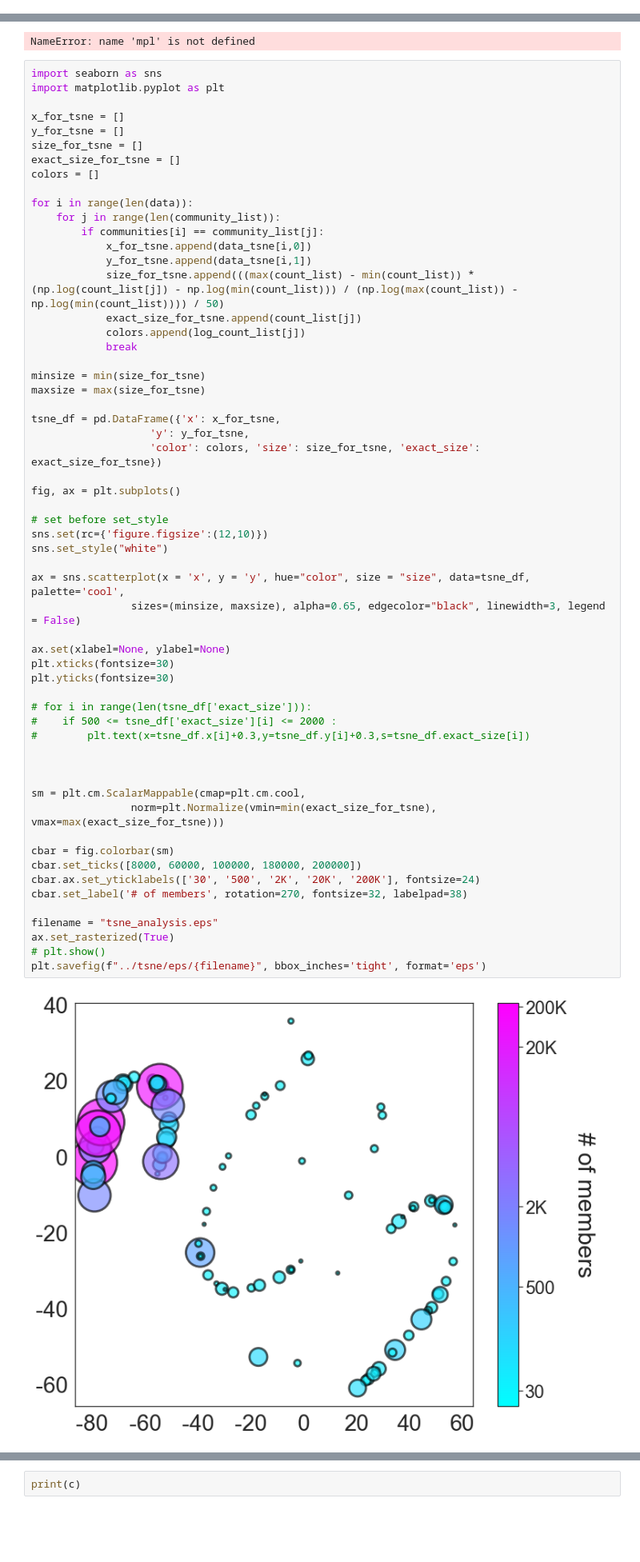
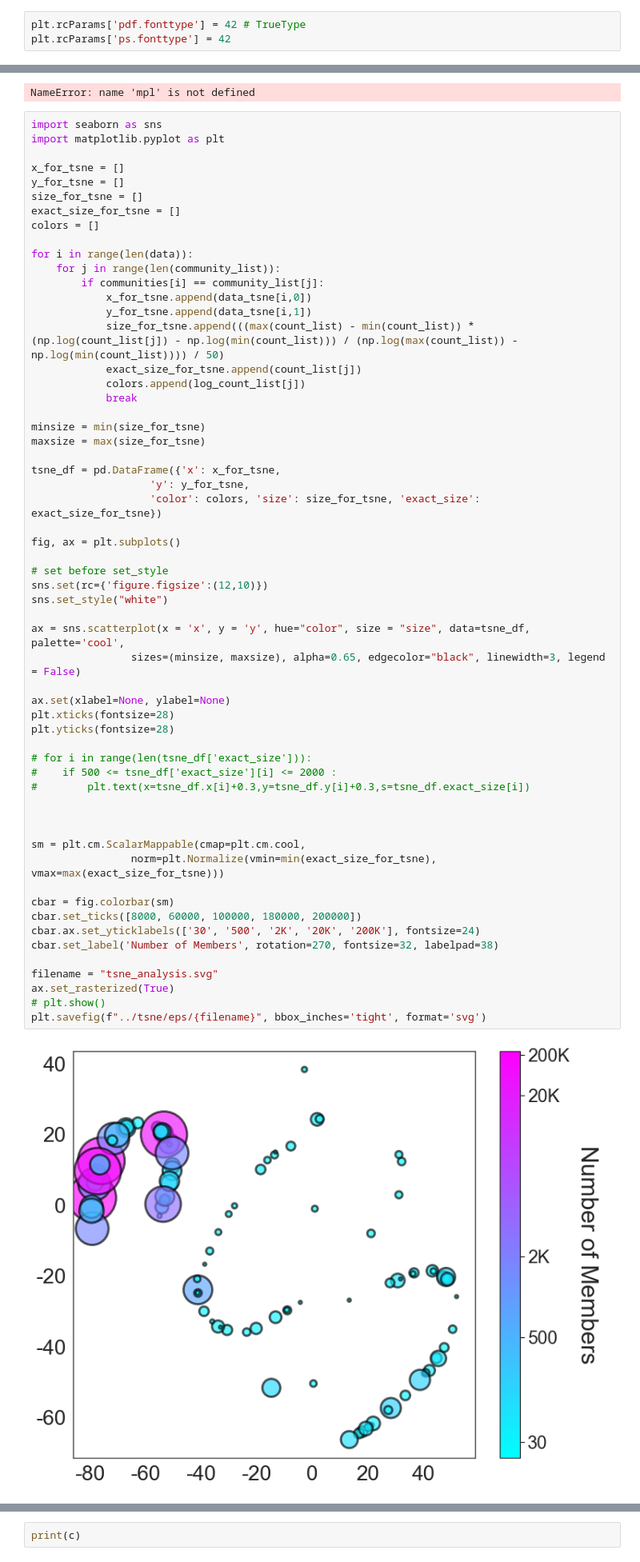
Before and after one commit to tr0up2r/plotting-and-graph-analysis, a Jupyter notebook: tsne/word2vec_union_weight.ipynb, the cells around one changed output, grey strips where cells are left out. Shown at 80% size. Drawn from its saved outputs; the diff is of its cells as text; blank space fills up the shorter version.

```diff
--- a/tsne/word2vec_union_weight.ipynb
+++ b/tsne/word2vec_union_weight.ipynb
@@ -34,3 +34,6 @@ import random
+# %%
+plt.rcParams['pdf.fonttype'] = 42 # TrueType
+plt.rcParams['ps.fonttype'] = 42
 # %%
 from os import listdir
 
@@ -319,36 +322,36 @@ tsne_df = pd.DataFrame({'x': x_for_tsne,
                    'y': y_for_tsne,
                    'color': colors, 'size': size_for_tsne, 'exact_size': exact_size_for_tsne})
 
 fig, ax = plt.subplots()
 
 # set before set_style
 sns.set(rc={'figure.figsize':(12,10)})
 sns.set_style("white")
 
 ax = sns.scatterplot(x = 'x', y = 'y', hue="color", size = "size", data=tsne_df, palette='cool',
                 sizes=(minsize, maxsize), alpha=0.65, edgecolor="black", linewidth=3, legend = False)
 
 ax.set(xlabel=None, ylabel=None)
-plt.xticks(fontsize=30)
-plt.yticks(fontsize=30)
+plt.xticks(fontsize=28)
+plt.yticks(fontsize=28)
 
 # for i in range(len(tsne_df['exact_size'])):
 #    if 500 <= tsne_df['exact_size'][i] <= 2000 :
 #        plt.text(x=tsne_df.x[i]+0.3,y=tsne_df.y[i]+0.3,s=tsne_df.exact_size[i])
 
 
 
 sm = plt.cm.ScalarMappable(cmap=plt.cm.cool,
                 norm=plt.Normalize(vmin=min(exact_size_for_tsne), vmax=max(exact_size_for_tsne)))
 
 cbar = fig.colorbar(sm)
 cbar.set_ticks([8000, 60000, 100000, 180000, 200000])
 cbar.ax.set_yticklabels(['30', '500', '2K', '20K', '200K'], fontsize=24)
-cbar.set_label('# of members', rotation=270, fontsize=32, labelpad=38)
+cbar.set_label('Number of Members', rotation=270, fontsize=32, labelpad=38)
 
-filename = "tsne_analysis.eps"
+filename = "tsne_analysis.svg"
 ax.set_rasterized(True)
 # plt.show()
-plt.savefig(f"../tsne/eps/{filename}", bbox_inches='tight', format='eps')
+plt.savefig(f"../tsne/eps/{filename}", bbox_inches='tight', format='svg')
 # %% [output]
-[figure, old version]
+[figure, new version]
```
Also changed, not shown: parts of 7 cells of this notebook, 4 other files.
